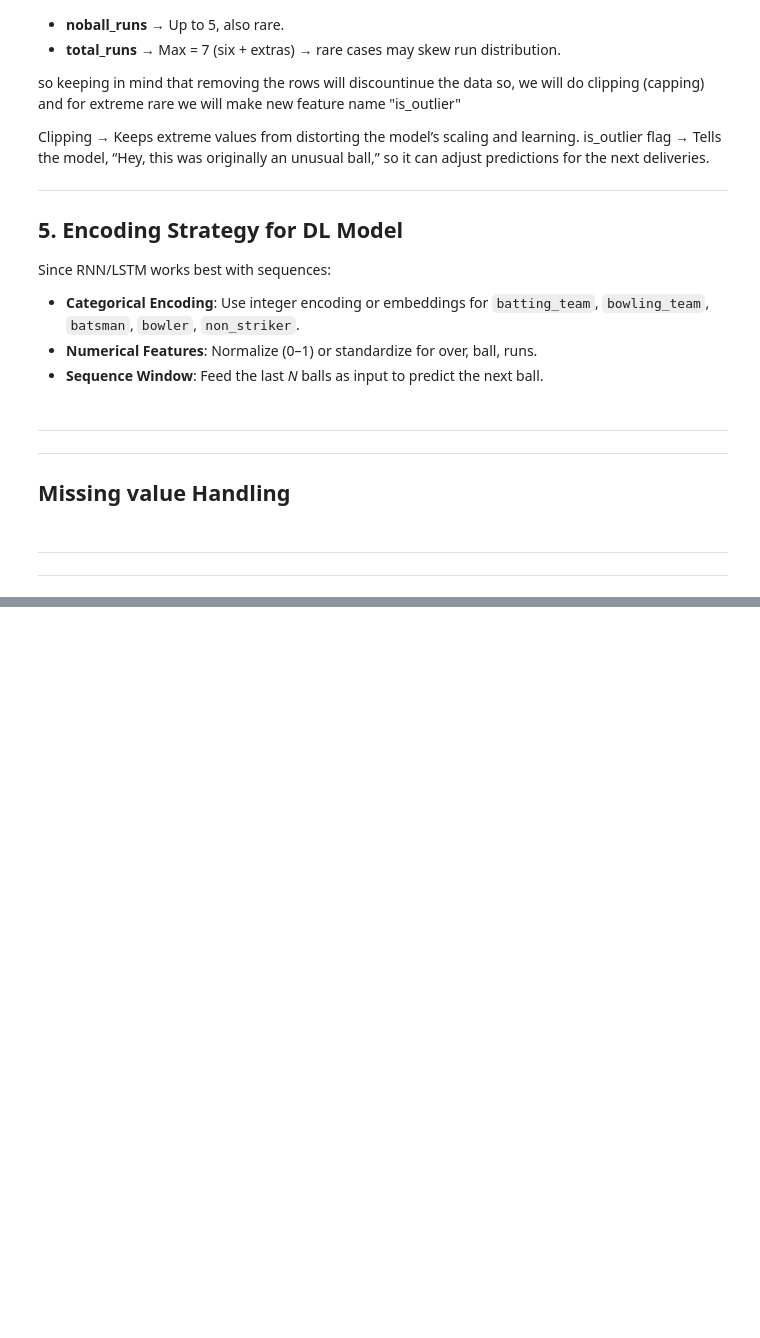
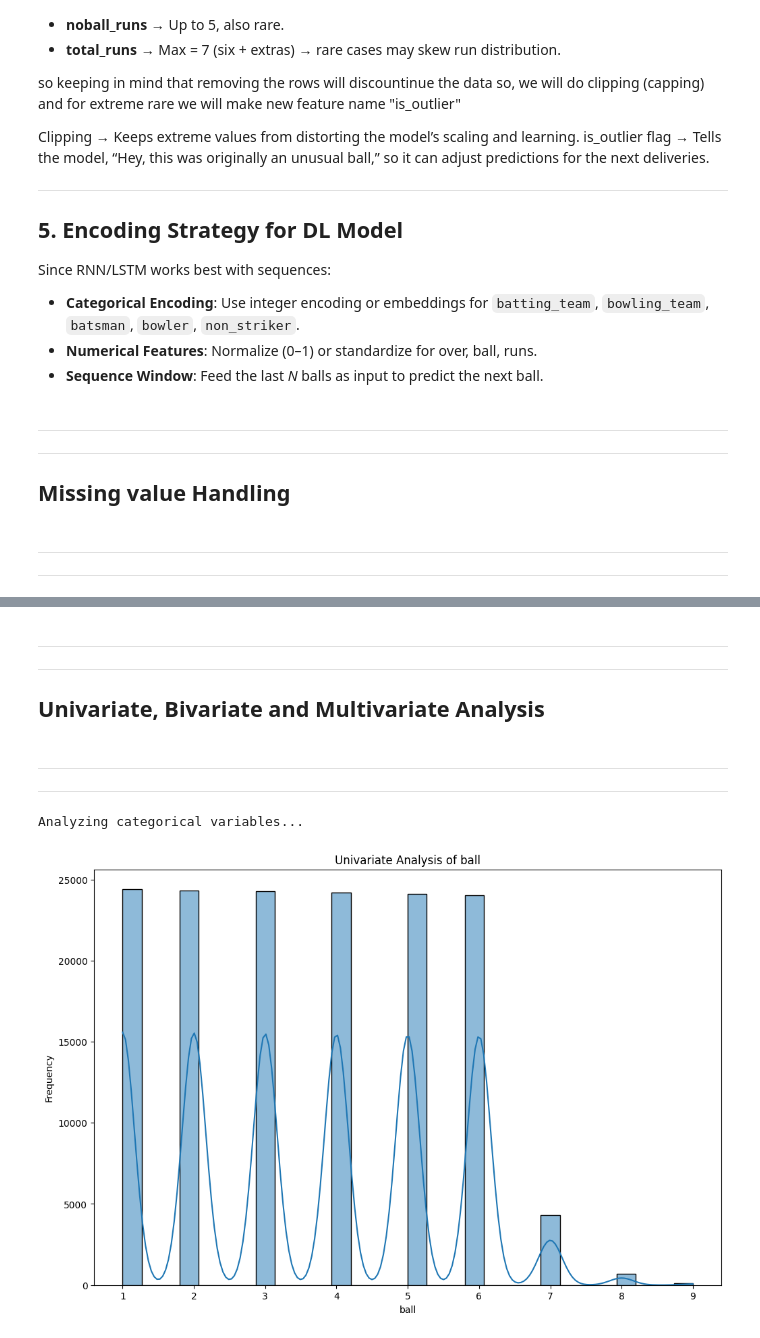
Before and after one commit to Harshalexe/ATP_Tennis_model, a Jupyter notebook: analysis/analysis_src/2008-2016(detailed).ipynb, the cells around one changed output, grey strips where cells are left out. Saved outputs shown, nothing was run; the diff lists cells and outputs as text; code cells hidden in the pictures; blank space fills up the shorter version.

```diff
--- a/analysis/analysis_src/2008-2016(detailed).ipynb
+++ b/analysis/analysis_src/2008-2016(detailed).ipynb
@@ -231,0 +268,8 @@ Missing value Handling
+# %% [markdown]
+---
+---
+Univariate, Bivariate and Multivariate Analysis
+---
+# %% [markdown]
+---
+---
@@ -231,0 +278,6 @@ Missing value Handling
+# %%
+uni_analysis= UnivariateAnalysisMain(numericalAnalysis())
+uni_analysis.execute_analysis(df,feature='ball')
+# %% [output]
+Analyzing categorical variables...
+[figure, added]
```
Also changed, not shown: parts of 11 cells of this notebook, 1 other file.
